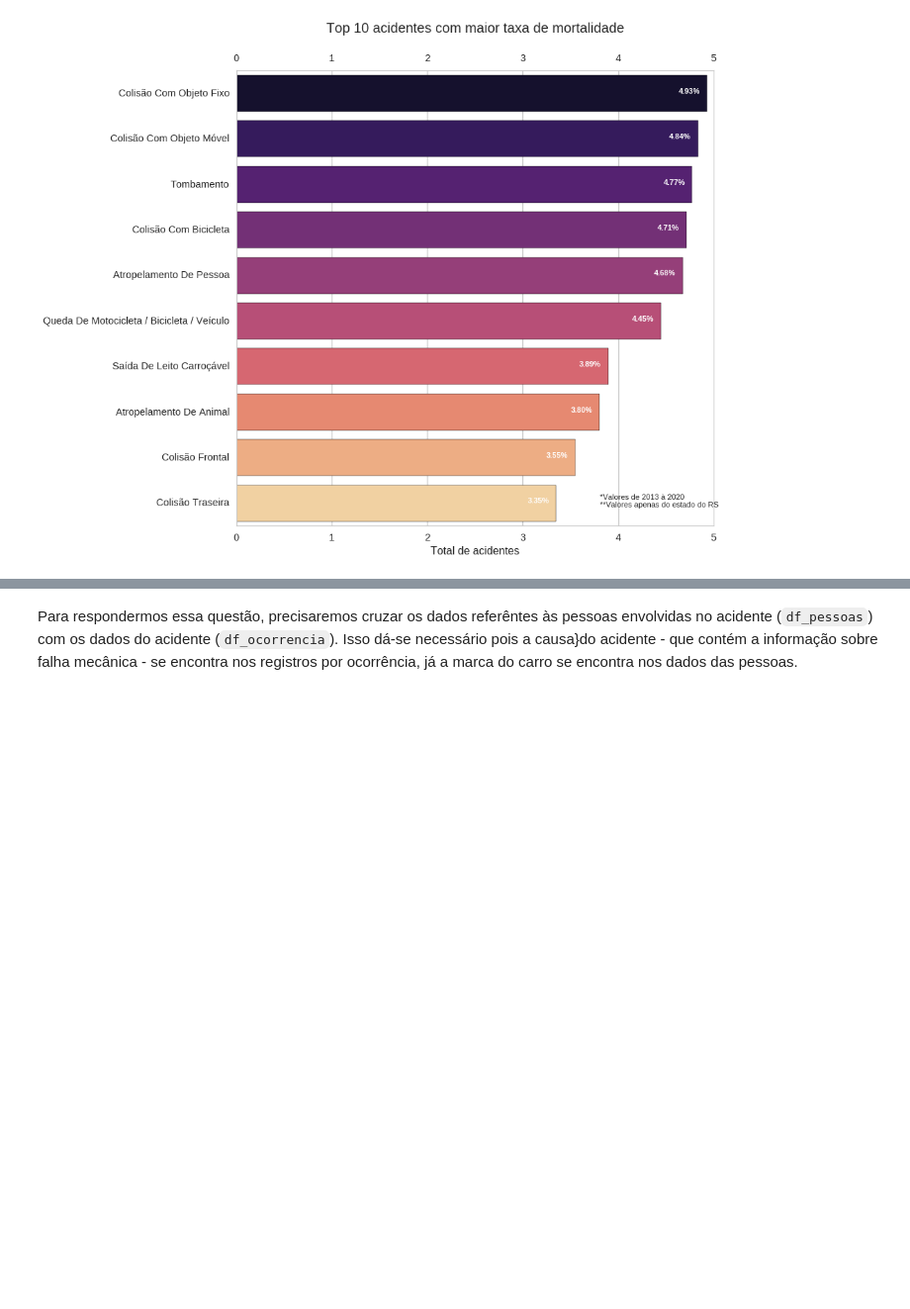
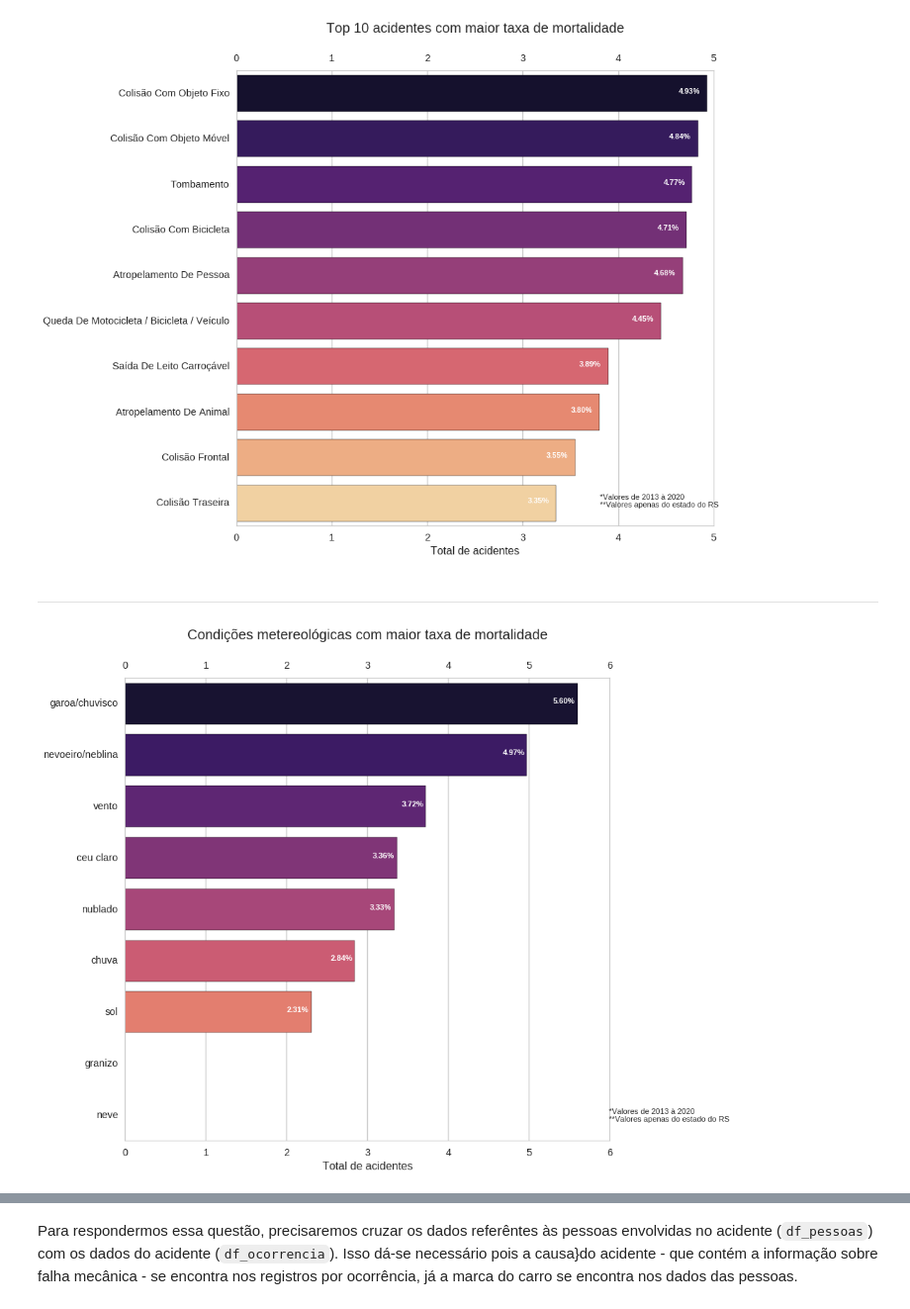
Before and after one commit to XQDLteam/brazil_highway_accidents, a Jupyter notebook: acidentes_br.ipynb, the cells around one changed output, grey strips where cells are left out. Shown at 99% size. Drawn from its saved outputs; the diff is of its cells as text; code cells hidden in the pictures; blank space fills up the shorter version.

Commit message:
Adição obitos por chuva

```diff
--- a/acidentes_br.ipynb
+++ b/acidentes_br.ipynb
@@ -421,3 +430,15 @@ df5_total
 | 18 | Queda De Ocupante De Veículo | 0.806452 |
 | 16 | Atropelamento De Pedestre | 0.729927 |
 | 19 | Engavetamento | 0.460829 |
+# %%
+df_ocorrencias = df_ocorrencias[df_ocorrencias['condicao_metereologica'] != 'nao informado']
+
+df5_metereologia_obitos = df_ocorrencias[df_ocorrencias['mortos'] > 0].drop_duplicates('id').filter(['condicao_metereologica'])
+df5_metereologia_obitos = df5_metereologia_obitos['condicao_metereologica'].value_counts().to_frame().reset_index().sort_values('index')
+df5_metereologia_total = df_ocorrencias['condicao_metereologica'].value_counts().to_frame().reset_index().sort_values('index')
+df5_metereologia_total['condicao_metereologica'] = df5_metereologia_obitos['condicao_metereologica'] * 100 / df5_metereologia_total['condicao_metereologica']
+df5_metereologia_total.columns = ['Condição Metereológica', 'Taxa de Mortalidade']
+df5_metereologia_total.sort_values('Taxa de Mortalidade', ascending=False, inplace=True)
+df5_metereologia_total.fillna(0, inplace=True)
+#df5_total['Taxa de Mortalidade'] = df5_total['Taxa de Mortalidade'].astype(float).map(lambda n: '{:.2%}'.format(n))
+df5_metereologia_total
@@ -438,3 +468,21 @@ for i, value in enumerate(df5_total.head(10)['Taxa de Mortalidade']):
 ax.annotate('*Valores de 2013 à 2020\n**Valores apenas do estado do RS', xy=(820, 80), xycoords='figure pixels');
 # %% [output]
 [figure]
+# %% [markdown]
+---
+# %%
+ax = sns.barplot(y='Condição Metereológica', x='Taxa de Mortalidade', data=df5_metereologia_total,
+            label="Total", palette='magma', orient='h');
+
+ax.set_title('Condições metereológicas com maior taxa de mortalidade', fontsize=18, pad=50);
+ax.set_ylabel('')
+ax.set_xlabel('Total de acidentes')
+ax.secondary_xaxis('top');
+
+for i, value in enumerate(df5_metereologia_total['Taxa de Mortalidade']):
+    if value > 0:
+        ax.text(value - 0.3, i, "{0:.2f}%".format(value), color='white', fontweight='bold')
+
+ax.annotate('*Valores de 2013 à 2020\n**Valores apenas do estado do RS', xy=(820, 80), xycoords='figure pixels');
+# %% [output]
+[figure, added]
```
Also changed, not shown: parts of 6 cells of this notebook.
